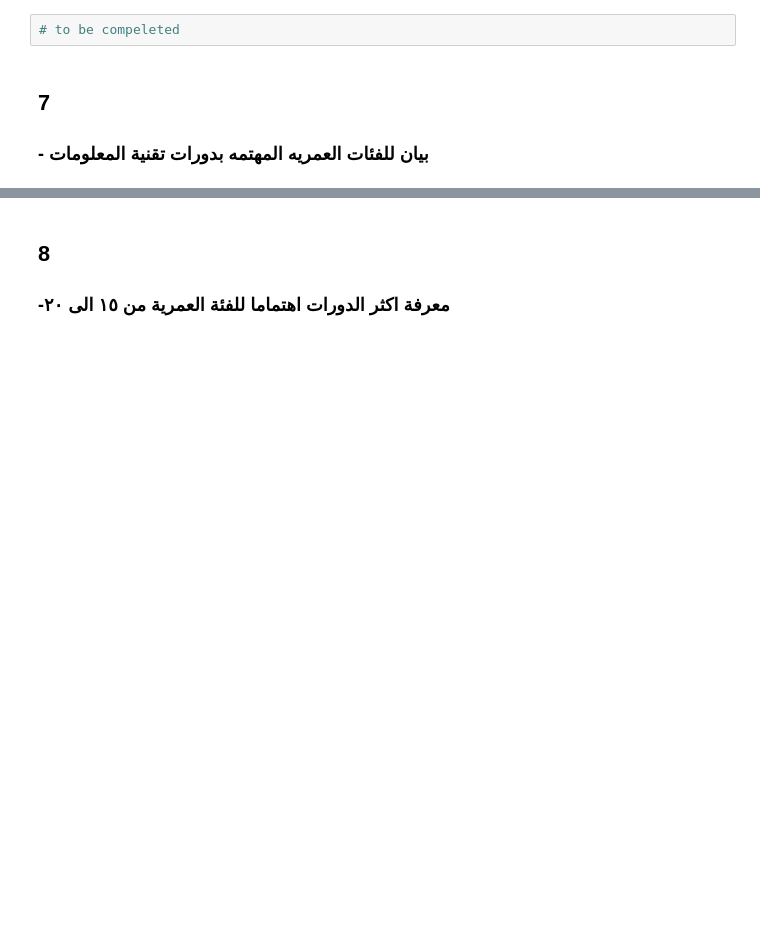
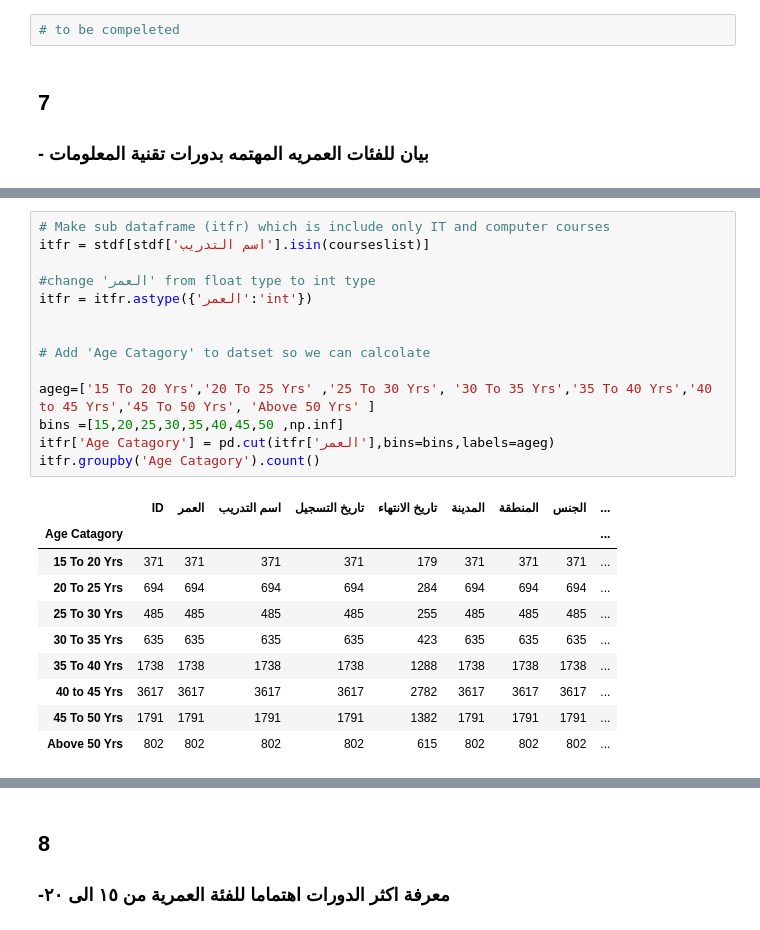
Before and after one commit to MoaathMog/droob-porject, a Jupyter notebook: doroop-proj.ipynb, the cells around one changed output, grey strips where cells are left out. Saved outputs shown, nothing was run; the diff lists cells and outputs as text; blank space fills up the shorter version.

```diff
--- a/doroop-proj.ipynb
+++ b/doroop-proj.ipynb
@@ -254,0 +324,25 @@ stdf.describe()
+# %%
+# Make sub dataframe (itfr) which is include only IT and computer courses
+itfr = stdf[stdf['اسم التدريب'].isin(courseslist)]
+
+#change 'العمر' from float type to int type
+itfr = itfr.astype({'العمر':'int'})
+
+
+# Add 'Age Catagory' to datset so we can calcolate
+
+ageg=['15 To 20 Yrs','20 To 25 Yrs' ,'25 To 30 Yrs', '30 To 35 Yrs','35 To 40 Yrs','40 to 45 Yrs','45 To 50 Yrs', 'Above 50 Yrs' ]
+bins =[15,20,25,30,35,40,45,50 ,np.inf]
+itfr['Age Catagory'] = pd.cut(itfr['العمر'],bins=bins,labels=ageg)
+itfr.groupby('Age Catagory').count()
+# %% [output]
+|  | ID | العمر | اسم التدريب | تاريخ التسجيل | تاريخ الانتهاء | المدينة | المنطقة | الجنس | ... |
+| Age Catagory |  |  |  |  |  |  |  |  | ... |
+| 15 To 20 Yrs | 371 | 371 | 371 | 371 | 179 | 371 | 371 | 371 | ... |
+| 20 To 25 Yrs | 694 | 694 | 694 | 694 | 284 | 694 | 694 | 694 | ... |
+| 25 To 30 Yrs | 485 | 485 | 485 | 485 | 255 | 485 | 485 | 485 | ... |
+| 30 To 35 Yrs | 635 | 635 | 635 | 635 | 423 | 635 | 635 | 635 | ... |
+| 35 To 40 Yrs | 1738 | 1738 | 1738 | 1738 | 1288 | 1738 | 1738 | 1738 | ... |
+| 40 to 45 Yrs | 3617 | 3617 | 3617 | 3617 | 2782 | 3617 | 3617 | 3617 | ... |
+| 45 To 50 Yrs | 1791 | 1791 | 1791 | 1791 | 1382 | 1791 | 1791 | 1791 | ... |
+| Above 50 Yrs | 802 | 802 | 802 | 802 | 615 | 802 | 802 | 802 | ... |
```
Also changed, not shown: parts of 10 cells of this notebook.
